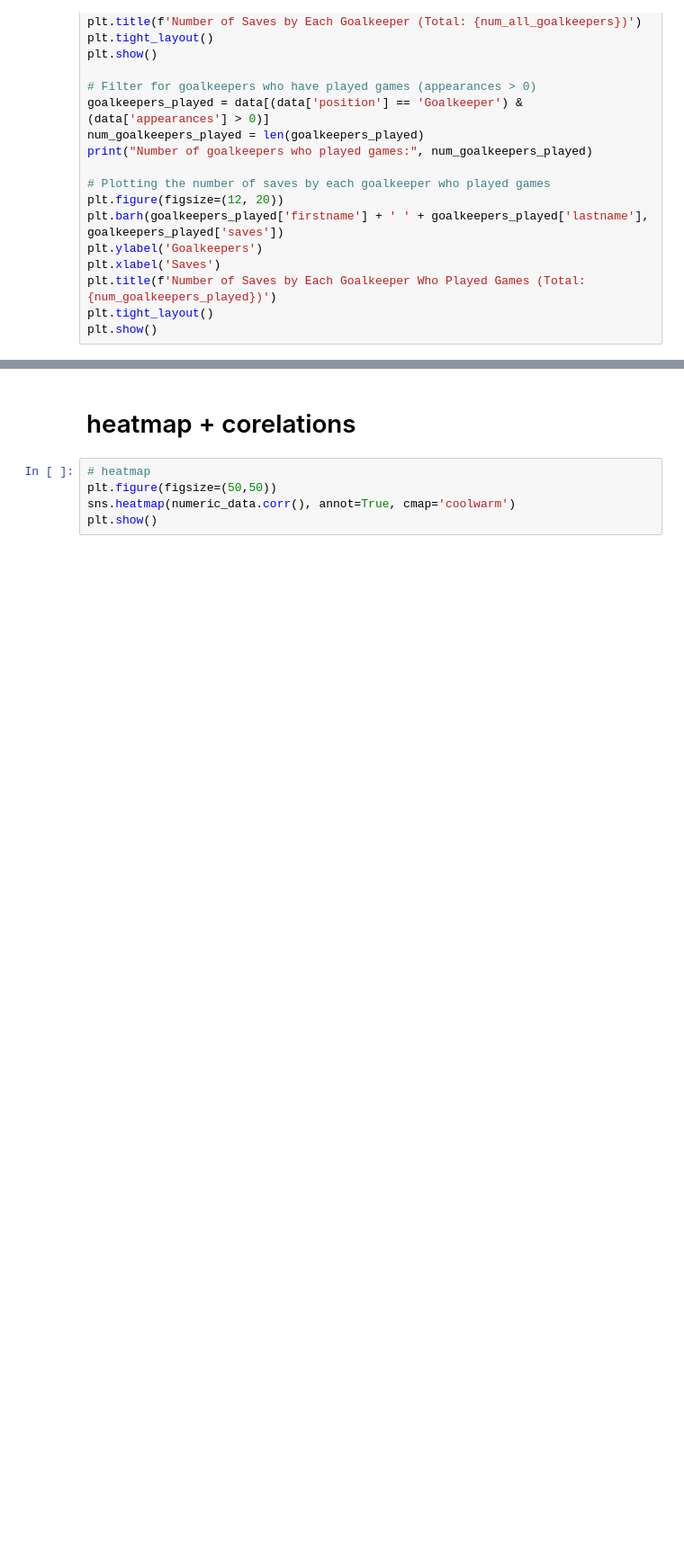
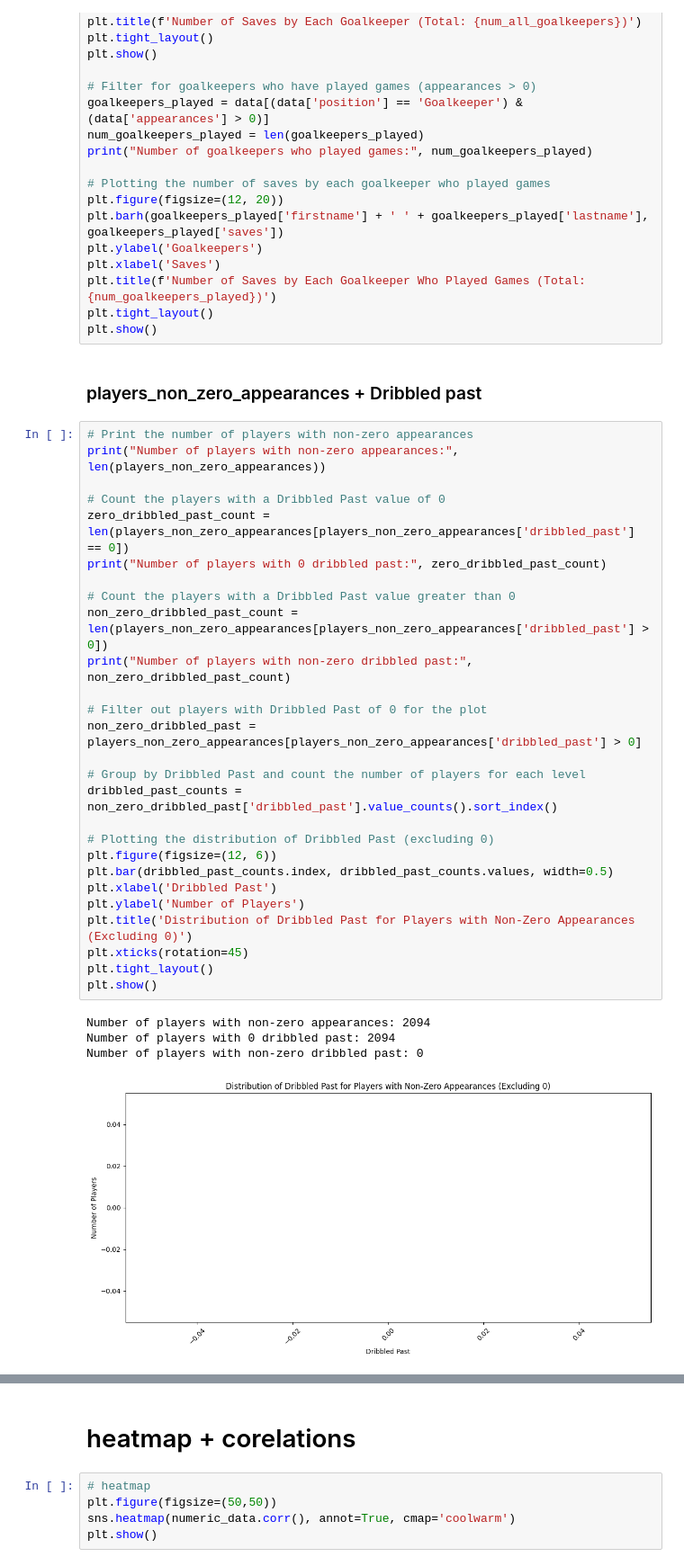
Before and after one commit to PLAI-BOOK/EDA, a Jupyter notebook: Tables_EDA/Players/players_notebook.ipynb, the cells around one changed output, grey strips where cells are left out. Shown at 90% size. Drawn from its saved outputs; the diff is of its cells as text; blank space fills up the shorter version.

```diff
--- a/Tables_EDA/Players/players_notebook.ipynb
+++ b/Tables_EDA/Players/players_notebook.ipynb
@@ -170,3 +263,37 @@ plt.xlabel('Saves')
 plt.title(f'Number of Saves by Each Goalkeeper Who Played Games (Total: {num_goalkeepers_played})')
 plt.tight_layout()
 plt.show()
+# %% [markdown]
+### players_non_zero_appearances + Dribbled past
+# %%
+# Print the number of players with non-zero appearances
+print("Number of players with non-zero appearances:", len(players_non_zero_appearances))
+
+# Count the players with a Dribbled Past value of 0
+zero_dribbled_past_count = len(players_non_zero_appearances[players_non_zero_appearances['dribbled_past'] == 0])
+print("Number of players with 0 dribbled past:", zero_dribbled_past_count)
+
+# Count the players with a Dribbled Past value greater than 0
+non_zero_dribbled_past_count = len(players_non_zero_appearances[players_non_zero_appearances['dribbled_past'] > 0])
+print("Number of players with non-zero dribbled past:", non_zero_dribbled_past_count)
+
+# Filter out players with Dribbled Past of 0 for the plot
+non_zero_dribbled_past = players_non_zero_appearances[players_non_zero_appearances['dribbled_past'] > 0]
+
+# Group by Dribbled Past and count the number of players for each level
+dribbled_past_counts = non_zero_dribbled_past['dribbled_past'].value_counts().sort_index()
+
+# Plotting the distribution of Dribbled Past (excluding 0)
+plt.figure(figsize=(12, 6))
+plt.bar(dribbled_past_counts.index, dribbled_past_counts.values, width=0.5)
+plt.xlabel('Dribbled Past')
+plt.ylabel('Number of Players')
+plt.title('Distribution of Dribbled Past for Players with Non-Zero Appearances (Excluding 0)')
+plt.xticks(rotation=45)
+plt.tight_layout()
+plt.show()
+# %% [output]
+Number of players with non-zero appearances: 2094
+Number of players with 0 dribbled past: 2094
+Number of players with non-zero dribbled past: 0
+[figure, added]
```
Also changed, not shown: parts of 15 cells of this notebook.
